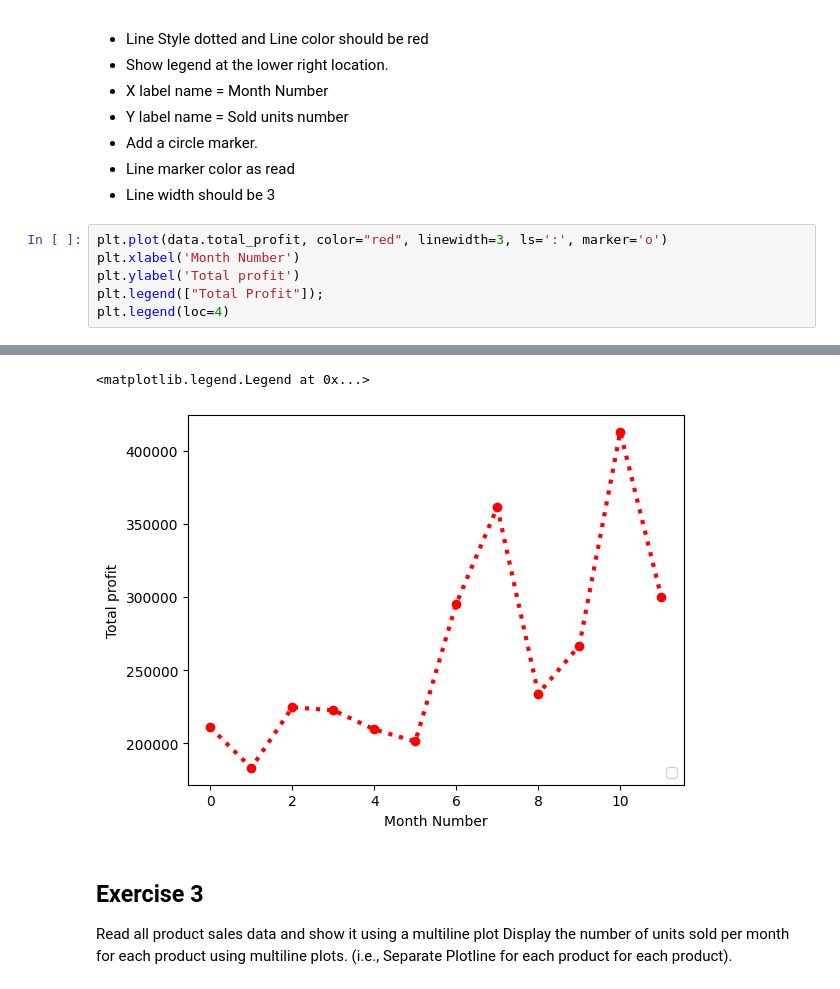
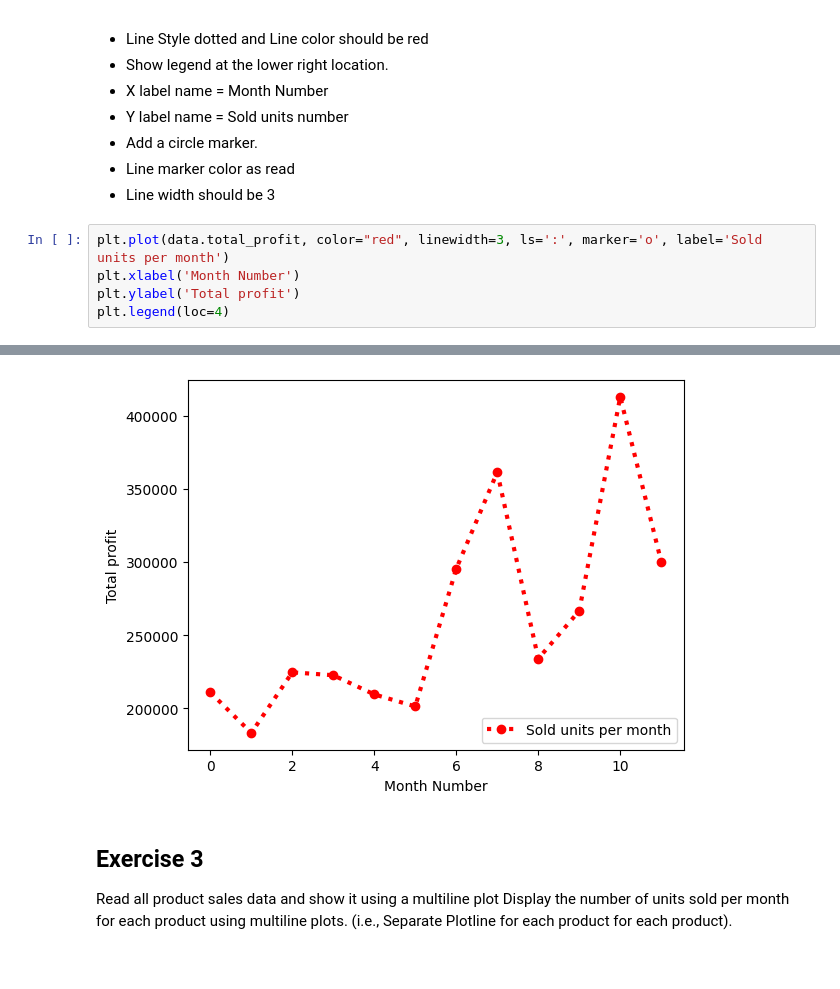
Before and after one commit to 0e141/ENITS_DataMining_WS23, a Jupyter notebook: Week_3/Assignment_3.2_Matplotlib.ipynb, the cells around one changed output, grey strips where cells are left out. Drawn from its saved outputs; the diff is of its cells as text.

```diff
--- a/Week_3/Assignment_3.2_Matplotlib.ipynb
+++ b/Week_3/Assignment_3.2_Matplotlib.ipynb
@@ -56,9 +63,8 @@ Generated line plot must include following Style properties:
 * Line marker color as read
 * Line width should be 3
 # %%
-plt.plot(data.total_profit, color="red", linewidth=3, ls=':', marker='o')
+plt.plot(data.total_profit, color="red", linewidth=3, ls=':', marker='o', label='Sold units per month')
 plt.xlabel('Month Number')
 plt.ylabel('Total profit')
-plt.legend(["Total Profit"]);
 plt.legend(loc=4)
 # %% [output]
@@ -66,5 +72,4 @@ WARNING:matplotlib.legend:No artists with labels found to put in legend.  Note t
-<matplotlib.legend.Legend at 0x...>
-[figure, old version]
+[figure, new version]
 # %% [markdown]
 ## Exercise 3
 Read all product sales data and show it  using a multiline plot
```
Also changed, not shown: parts of 5 cells of this notebook.
